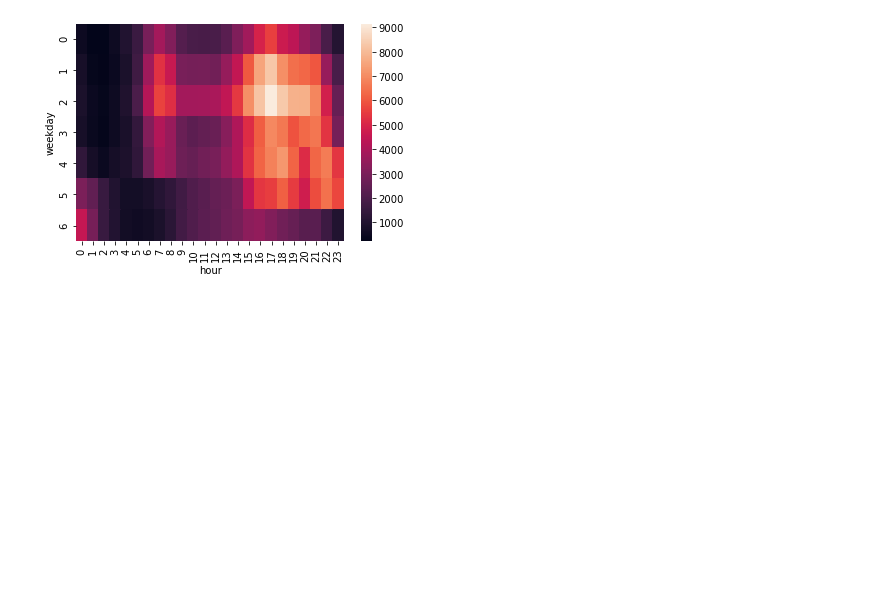
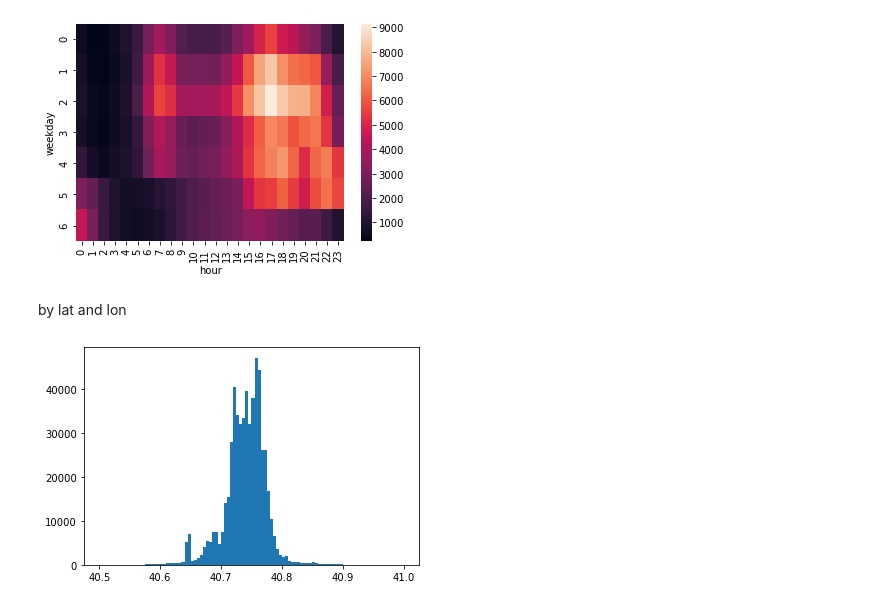
Before and after one commit to HowkMii/Data-Analysis-of-Uber-, a Jupyter notebook: Data Analysis of Uber .ipynb, the cells around one changed output. Saved outputs shown, nothing was run; the diff lists cells and outputs as text; code cells hidden in the pictures; blank space fills up the shorter version.

Commit message:
hist

```diff
--- a/Data Analysis of Uber .ipynb
+++ b/Data Analysis of Uber .ipynb
@@ -220,3 +220,9 @@ seaborn.heatmap(cross)
 # %% [output]
 <matplotlib.axes._subplots.AxesSubplot at 0x...>
 [figure]
+# %% [markdown]
+by lat and lon
+# %%
+hist(data['Lat'], bins=100, range = (40.5, 41));
+# %% [output]
+[figure, added]
```
